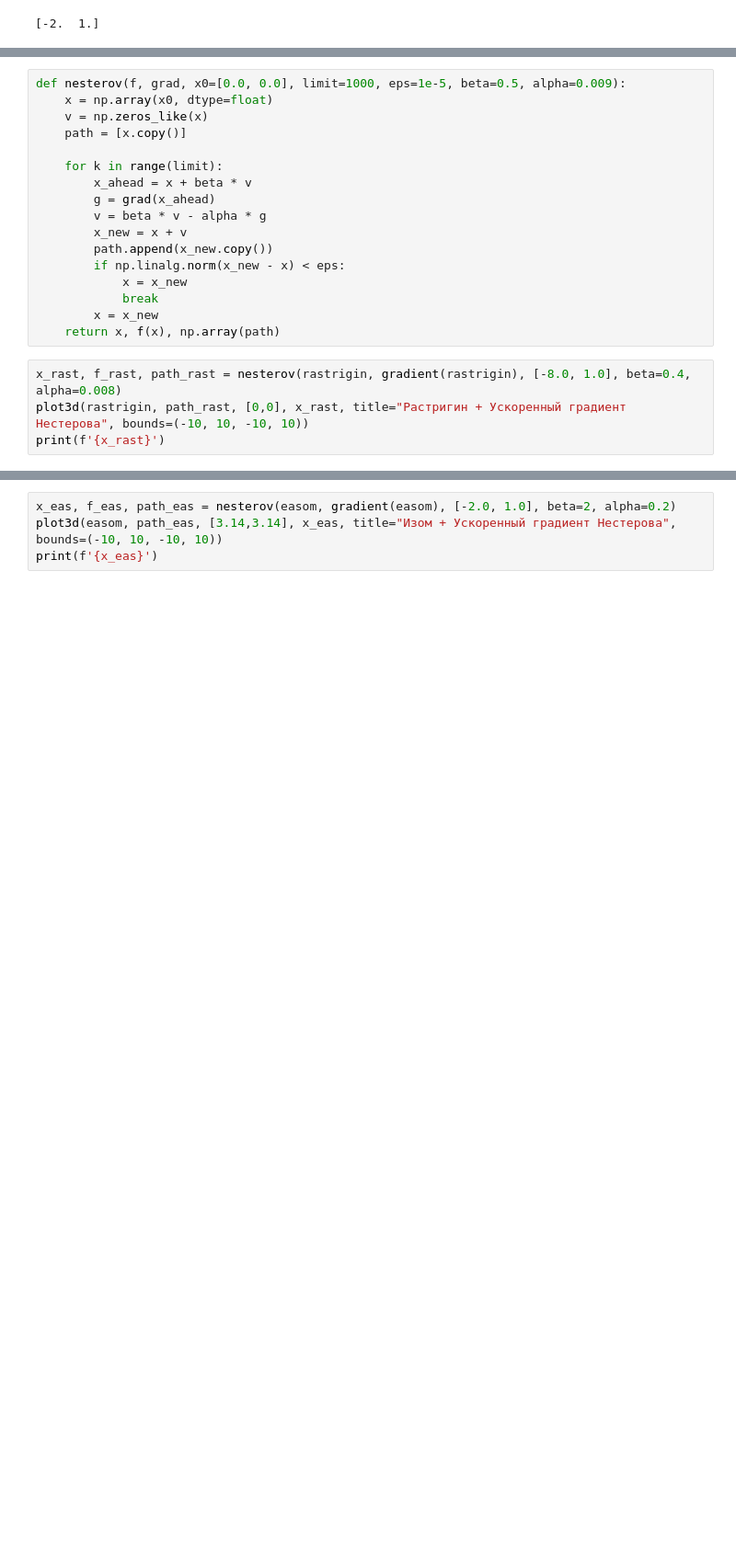
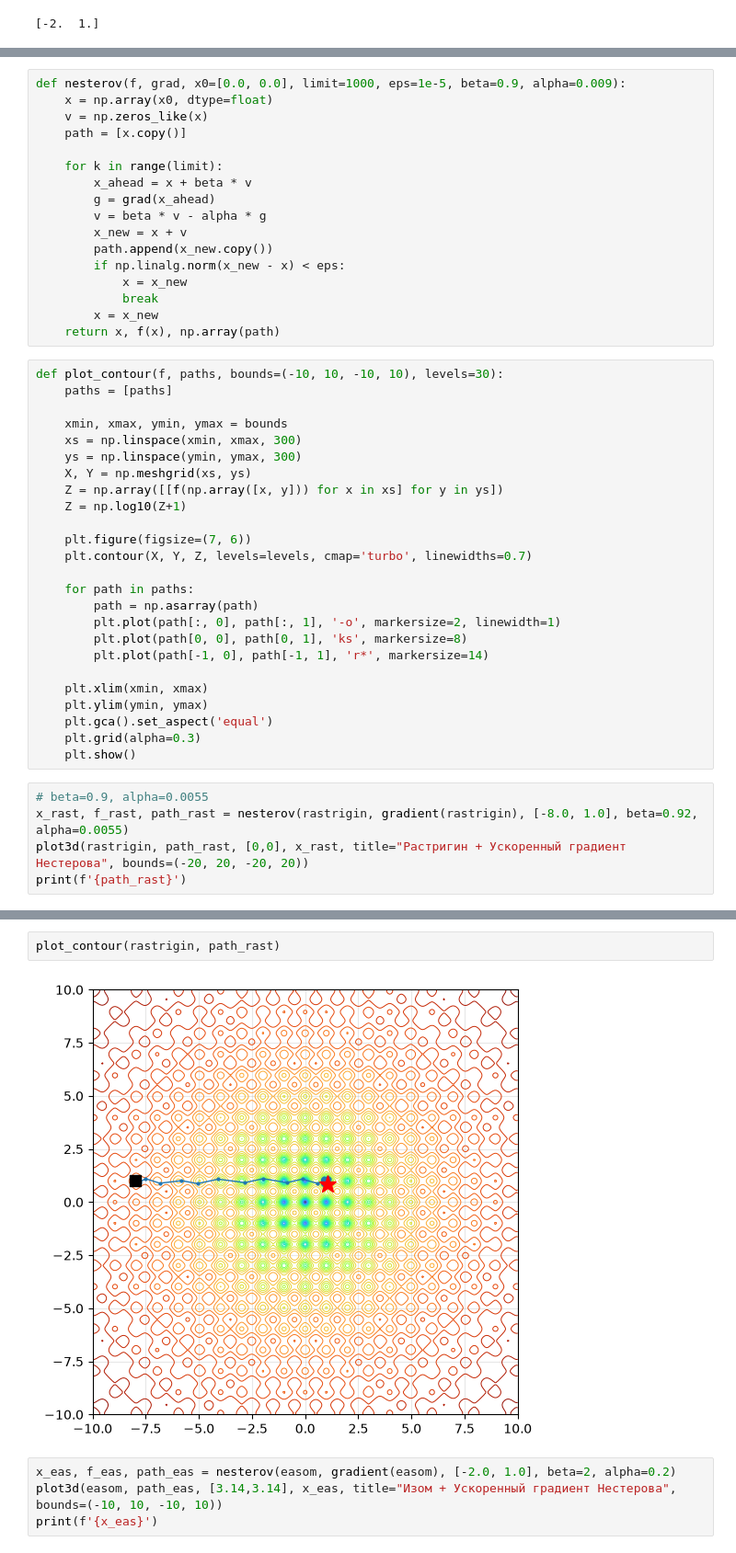
Before and after one commit to xpertdreamer/mroz, a Jupyter notebook: lab5/lab5.ipynb, the cells around one changed output, grey strips where cells are left out. Shown at 92% size. Cells and saved outputs as stored; diff of their text form; blank space fills up the shorter version.

```diff
--- a/lab5/lab5.ipynb
+++ b/lab5/lab5.ipynb
@@ -154,5 +206,5 @@ print(f'{x_lev}')
 # %%
-def nesterov(f, grad, x0=[0.0, 0.0], limit=1000, eps=1e-5, beta=0.5, alpha=0.009):
+def nesterov(f, grad, x0=[0.0, 0.0], limit=1000, eps=1e-5, beta=0.9, alpha=0.009):
     x = np.array(x0, dtype=float)
     v = np.zeros_like(x)
     path = [x.copy()]
@@ -168,9 +220,35 @@ def nesterov(f, grad, x0=[0.0, 0.0], limit=1000, eps=1e-5, beta=0.5, alpha=0.009
             break
         x = x_new
     return x, f(x), np.array(path)
+# %%
+def plot_contour(f, paths, bounds=(-10, 10, -10, 10), levels=30):
+    paths = [paths]
+
+    xmin, xmax, ymin, ymax = bounds
+    xs = np.linspace(xmin, xmax, 300)
+    ys = np.linspace(ymin, ymax, 300)
+    X, Y = np.meshgrid(xs, ys)
+    Z = np.array([[f(np.array([x, y])) for x in xs] for y in ys])
+    Z = np.log10(Z+1)
+
+    plt.figure(figsize=(7, 6))
+    plt.contour(X, Y, Z, levels=levels, cmap='turbo', linewidths=0.7)
+
+    for path in paths:
+        path = np.asarray(path)
+        plt.plot(path[:, 0], path[:, 1], '-o', markersize=2, linewidth=1)
+        plt.plot(path[0, 0], path[0, 1], 'ks', markersize=8)
+        plt.plot(path[-1, 0], path[-1, 1], 'r*', markersize=14)
+
+    plt.xlim(xmin, xmax)
+    plt.ylim(ymin, ymax)
+    plt.gca().set_aspect('equal')
+    plt.grid(alpha=0.3)
+    plt.show()
 # %%
-x_rast, f_rast, path_rast = nesterov(rastrigin, gradient(rastrigin), [-8.0, 1.0], beta=0.4, alpha=0.008)
-plot3d(rastrigin, path_rast, [0,0], x_rast, title="Растригин + Ускоренный градиент Нестерова", bounds=(-10, 10, -10, 10))
-print(f'{x_rast}')
+# beta=0.9, alpha=0.0055
+x_rast, f_rast, path_rast = nesterov(rastrigin, gradient(rastrigin), [-8.0, 1.0], beta=0.92, alpha=0.0055)
+plot3d(rastrigin, path_rast, [0,0], x_rast, title="Растригин + Ускоренный градиент Нестерова", bounds=(-20, 20, -20, 20))
+print(f'{path_rast}')
 # %% [output]
 [interactive output not drawn]
@@ -178,3 +262,7 @@ print(f'{x_rast}')
+# %%
+plot_contour(rastrigin, path_rast)
+# %% [output]
+[figure, added]
 # %%
 x_eas, f_eas, path_eas = nesterov(easom, gradient(easom), [-2.0, 1.0], beta=2, alpha=0.2)
 plot3d(easom, path_eas, [3.14,3.14], x_eas, title="Изом + Ускоренный градиент Нестерова", bounds=(-10, 10, -10, 10))
```
Also changed, not shown: parts of 23 cells of this notebook, 2 other files.
